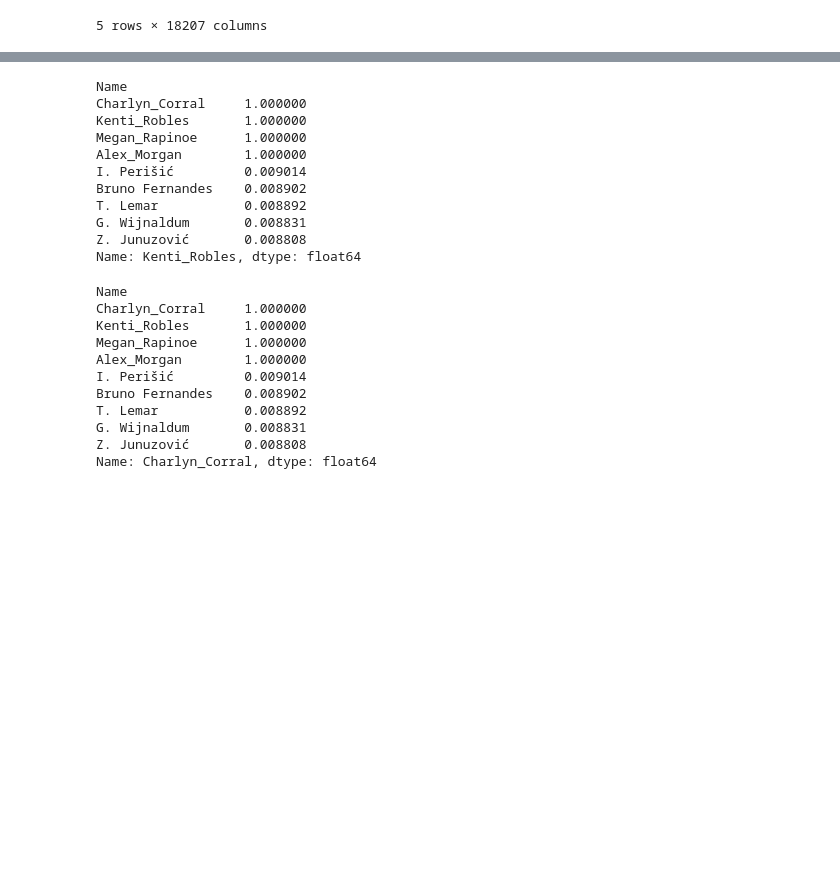
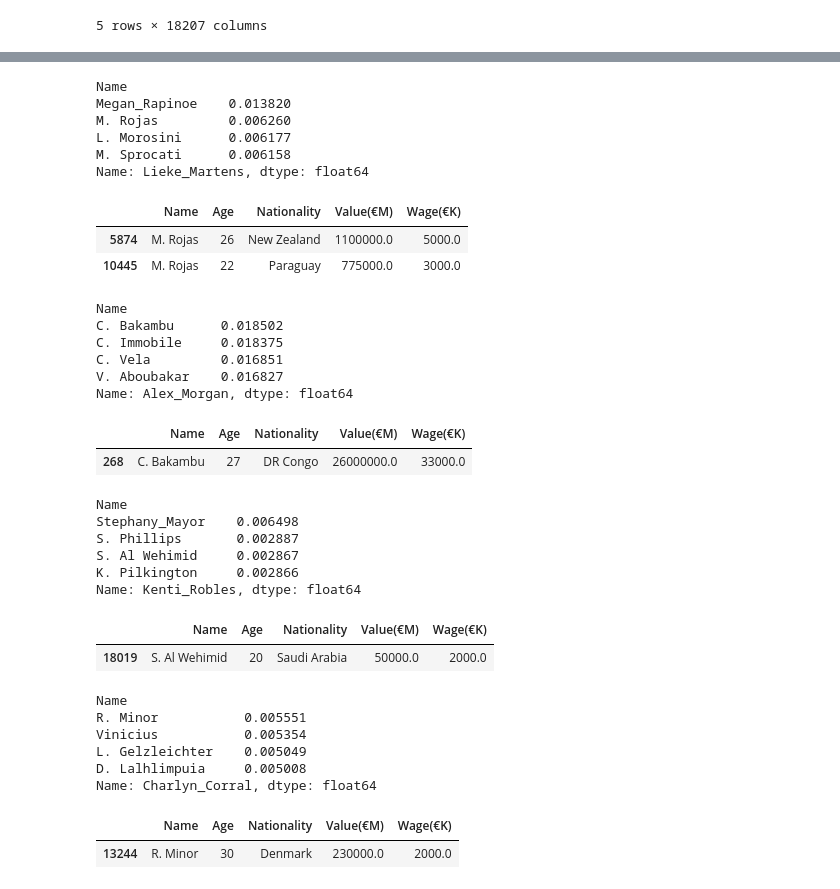
Before and after one commit to JMCass/datamex1019, a Jupyter notebook: final-project/recommended.ipynb, the cells around one changed output, grey strips where cells are left out. Saved outputs shown, nothing was run; the diff lists cells and outputs as text; code cells hidden in the pictures; blank space fills up the shorter version.

```diff
--- a/final-project/recommended.ipynb
+++ b/final-project/recommended.ipynb
@@ -19,6 +19,7 @@ club.tail()
 5 rows × 90 columns
 # %%
 recom_club = club.copy()
+df_names = club.copy()
 # %%
 recom_club = club.drop(columns=['ID','Club','Position','Preferred Foot', 'Nationality','Continent',
                         'Joined', 'Evolution','Contract_Expiry','Work Rate','Work RAttack',
@@ -26,6 +27,8 @@ recom_club = club.drop(columns=['ID','Club','Position','Preferred Foot', 'Nation
                                 'Weight(kgs)', 'Weak Foot', 'Inter_Rep', 'Jersey', 'Value(€M)', 'Wage(€K)',
        'Release_Clause(€M)'])
 recom_club = recom_club.set_index('Name').T
+# %%
+df_names = df_names[['Name','Age','Nationality','Value(€M)', 'Wage(€K)']]
 # %%
 recom_club
 # %% [output]
@@ -188,29 +209,58 @@ Name: Megan_Rapinoe, dtype: float64
+# %%
+similarity['Lieke_Martens'].sort_values(ascending=False)[1:5]
+# %% [output]
+Name
+Megan_Rapinoe    0.013820
+M. Rojas         0.006260
+L. Morosini      0.006177
+M. Sprocati      0.006158
+Name: Lieke_Martens, dtype: float64
+# %%
+df_names.loc[df_names['Name']=='M. Rojas']
+# %% [output]
+|  | Name | Age | Nationality | Value(€M) | Wage(€K) |
+| 5874 | M. Rojas | 26 | New Zealand | 1100000.0 | 5000.0 |
+| 10445 | M. Rojas | 22 | Paraguay | 775000.0 | 3000.0 |
+# %%
+similarity['Alex_Morgan'].sort_values(ascending=False)[1:5]
+# %% [output]
+Name
+C. Bakambu      0.018502
+C. Immobile     0.018375
+C. Vela         0.016851
+V. Aboubakar    0.016827
+Name: Alex_Morgan, dtype: float64
+# %%
+df_names.loc[df_names['Name']=='C. Bakambu']
+# %% [output]
+|  | Name | Age | Nationality | Value(€M) | Wage(€K) |
+| 268 | C. Bakambu | 27 | DR Congo | 26000000.0 | 33000.0 |
 # %%
-similarity['Kenti_Robles'].sort_values(ascending=False)[1:10]
+similarity['Kenti_Robles'].sort_values(ascending=False)[1:5]
 # %% [output]
 Name
-Charlyn_Corral     1.000000
-Kenti_Robles       1.000000
-Megan_Rapinoe      1.000000
-Alex_Morgan        1.000000
-I. Perišić         0.009014
-Bruno Fernandes    0.008902
-T. Lemar           0.008892
-G. Wijnaldum       0.008831
-Z. Junuzović       0.008808
+Stephany_Mayor    0.006498
+S. Phillips       0.002887
+S. Al Wehimid     0.002867
+K. Pilkington     0.002866
 Name: Kenti_Robles, dtype: float64
+# %%
+df_names.loc[df_names['Name']=='S. Al Wehimid']
+# %% [output]
+|  | Name | Age | Nationality | Value(€M) | Wage(€K) |
+| 18019 | S. Al Wehimid | 20 | Saudi Arabia | 50000.0 | 2000.0 |
 # %%
-similarity['Charlyn_Corral'].sort_values(ascending=False)[1:10]
+similarity['Charlyn_Corral'].sort_values(ascending=False)[1:5]
 # %% [output]
 Name
-Charlyn_Corral     1.000000
-Kenti_Robles       1.000000
-Megan_Rapinoe      1.000000
-Alex_Morgan        1.000000
-I. Perišić         0.009014
-Bruno Fernandes    0.008902
-T. Lemar           0.008892
-G. Wijnaldum       0.008831
-Z. Junuzović       0.008808
+R. Minor           0.005551
+Vinicius           0.005354
+L. Gelzleichter    0.005049
+D. Lalhlimpuia     0.005008
 Name: Charlyn_Corral, dtype: float64
+# %%
+df_names.loc[df_names['Name']=='R. Minor']
+# %% [output]
+|  | Name | Age | Nationality | Value(€M) | Wage(€K) |
+| 13244 | R. Minor | 30 | Denmark | 230000.0 | 2000.0 |
 # %%
```
Also changed, not shown: parts of 21 cells of this notebook, 11 other files.
